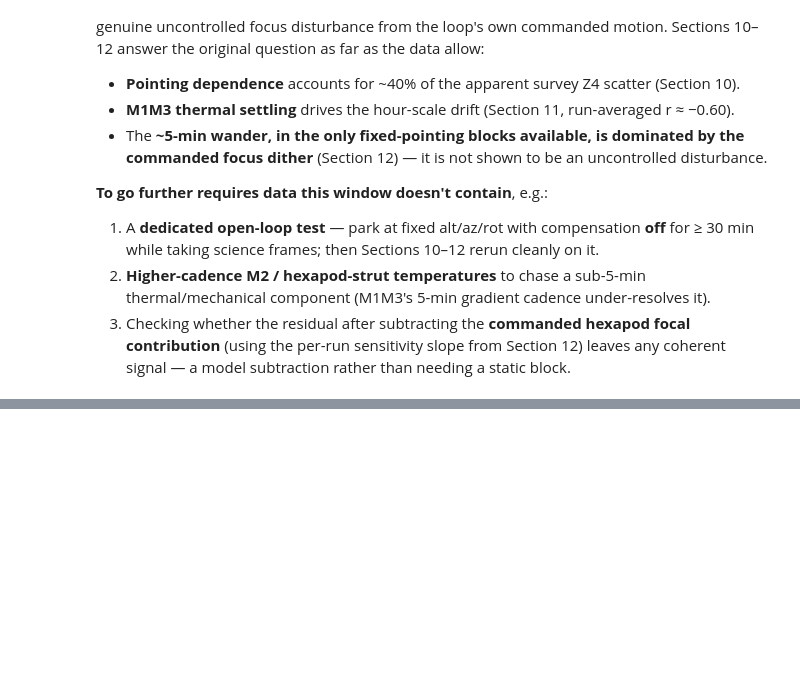
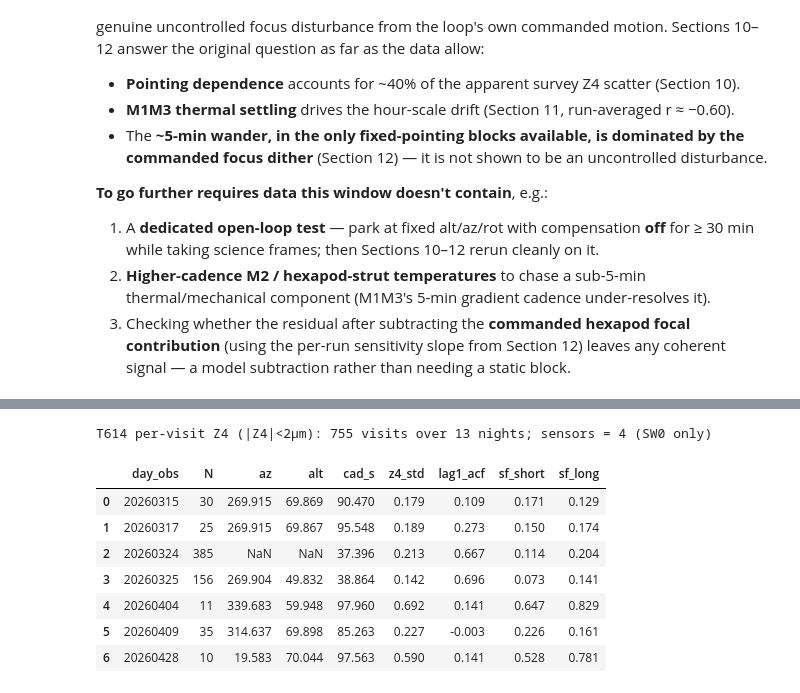
Before and after one commit to bstalder/notebooks, a Jupyter notebook: earlyoperations/optical_psf/MTAOS_Z4_Focus_Trends.ipynb, the cells around one changed output, grey strips where cells are left out. Drawn from its saved outputs; the diff is of its cells as text; code cells hidden in the pictures; blank space fills up the shorter version.

```diff
--- a/earlyoperations/optical_psf/MTAOS_Z4_Focus_Trends.ipynb
+++ b/earlyoperations/optical_psf/MTAOS_Z4_Focus_Trends.ipynb
@@ -1570,0 +1590,76 @@ answer the original question as far as the data allow:
+# %%
+import pathlib as _pl
+
+_T614_WFE = "../data/t614_wfe.parquet"
+_T614_PT  = "../data/t614_pointing.parquet"
+if not (_pl.Path(_T614_WFE).exists() and _pl.Path(_T614_PT).exists()):
+    print("T614 caches not found — run fetch_t614_openloop.py first.")
+else:
+    _w = pd.read_parquet(_T614_WFE); _w["ts"] = pd.to_datetime(_w["ts"], utc=True)
+    _p = pd.read_parquet(_T614_PT); _p["obs_start"] = pd.to_datetime(_p["obs_start"], utc=True)
+
+    # Per-visit Z4 across the 4 SW0 sensors; match pointing by nearest timestamp.
+    _w["visitId"] = pd.to_numeric(_w["visitId"], errors="coerce")
+    pv614 = (_w.groupby("visitId")
+             .agg(z4_mean=("z4_um", "mean"), z4_std=("z4_um", "std"),
+                  ts=("ts", "first"), day_obs=("day_obs", "first"), n=("z4_um", "size"))
+             .reset_index().sort_values("ts"))
+    pv614 = pd.merge_asof(pv614, _p.sort_values("obs_start")[["obs_start", "azimuth", "altitude"]],
+                          left_on="ts", right_on="obs_start", direction="nearest",
+                          tolerance=pd.Timedelta("300s"))
+    pv614 = pv614[pv614["z4_mean"].abs() < 2.0]
+    print(f"T614 per-visit Z4 (|Z4|<2µm): {len(pv614)} visits over "
+          f"{pv614['day_obs'].nunique()} nights; sensors = 4 (SW0 only)")
+
+    def _acf1(y):
+        y = y[np.isfinite(y)]; y = y - y.mean()
+        return np.nan if len(y) < 8 else np.sum(y[1:] * y[:-1]) / np.sum(y * y)
+
+    # Per-night structure on fixed-pointing clusters.
+    _rows = []
+    for _day, _g in pv614.groupby("day_obs"):
+        _g = _g.sort_values("ts")
+        _azr = np.nanmax(_g["azimuth"]) - np.nanmin(_g["azimuth"])
+        if len(_g) < 10 or not (_azr < 2 or np.isnan(_azr)):
+            continue
+        _t = (_g["ts"] - _g["ts"].min()).dt.total_seconds().values
+        _y = _g["z4_mean"].values; _m = np.isfinite(_y); _t, _y = _t[_m], _y[_m]
+        if len(_y) < 10:
+            continue
+        _k = min(10, len(_y) // 3)
+        _rows.append({
+            "day_obs": int(_day), "N": len(_y),
+            "az": np.nanmedian(_g["azimuth"]), "alt": np.nanmedian(_g["altitude"]),
+            "cad_s": np.median(np.diff(_t)), "z4_std": np.std(_y), "lag1_acf": _acf1(_y),
+            "sf_short": np.sqrt(np.mean((_y[1:] - _y[:-1]) ** 2)) / np.sqrt(2),
+            "sf_long": np.sqrt(np.mean((_y[_k:] - _y[:-_k]) ** 2)) / np.sqrt(2),
+        })
+    df_t614 = pd.DataFrame(_rows)
+    display(df_t614.round(3))
+
+    # Compare to closed-loop (Section 10 df_drift, if present).
+    _ol = df_t614["z4_std"].median()
+    # The ~5-min drift is only resolved by the fast-cadence (<60s) nights; slow-cadence
+    # nights under-sample it and dilute the ACF, so report them separately.
+    _fast = df_t614[df_t614["cad_s"] < 60]
+    print(f"\nOpen-loop (T614) median within-night Z4 std:  {_ol:.3f} µm")
+    print(f"Open-loop lag-1 ACF, fast-cadence nights (<60s): "
+          f"{_fast['lag1_acf'].median():.2f} (N={len(_fast)}); "
+          f"all nights: {df_t614['lag1_acf'].median():.2f}")
+    if "df_drift" in globals():
+        _clstd = df_drift["raw_std"].median()
+        print(f"Closed-loop (T698/T703) median within-run std: {_clstd:.3f} µm")
+        print(f"=> open-loop Z4 scatter is {_ol / _clstd:.1f}x larger — the loop normally "
+              f"suppresses this much focus motion.")
+    print("High lag-1 ACF (≠ 0) ⇒ the open-loop scatter is correlated DRIFT, not a "
+          "measurement-noise floor: the fast wander is a real focus disturbance.")
+# %% [output]
+T614 per-visit Z4 (|Z4|<2µm): 755 visits over 13 nights; sensors = 4 (SW0 only)
+|  | day_obs | N | az | alt | cad_s | z4_std | lag1_acf | sf_short | sf_long |
+| 0 | 20260315 | 30 | 269.915 | 69.869 | 90.470 | 0.179 | 0.109 | 0.171 | 0.129 |
+| 1 | 20260317 | 25 | 269.915 | 69.867 | 95.548 | 0.189 | 0.273 | 0.150 | 0.174 |
+| 2 | 20260324 | 385 | NaN | NaN | 37.396 | 0.213 | 0.667 | 0.114 | 0.204 |
+| 3 | 20260325 | 156 | 269.904 | 49.832 | 38.864 | 0.142 | 0.696 | 0.073 | 0.141 |
+| 4 | 20260404 | 11 | 339.683 | 59.948 | 97.960 | 0.692 | 0.141 | 0.647 | 0.829 |
+| 5 | 20260409 | 35 | 314.637 | 69.898 | 85.263 | 0.227 | -0.003 | 0.226 | 0.161 |
+| 6 | 20260428 | 10 | 19.583 | 70.044 | 97.563 | 0.590 | 0.141 | 0.528 | 0.781 |
```
Also changed, not shown: parts of 5 cells of this notebook, 2 other files.
